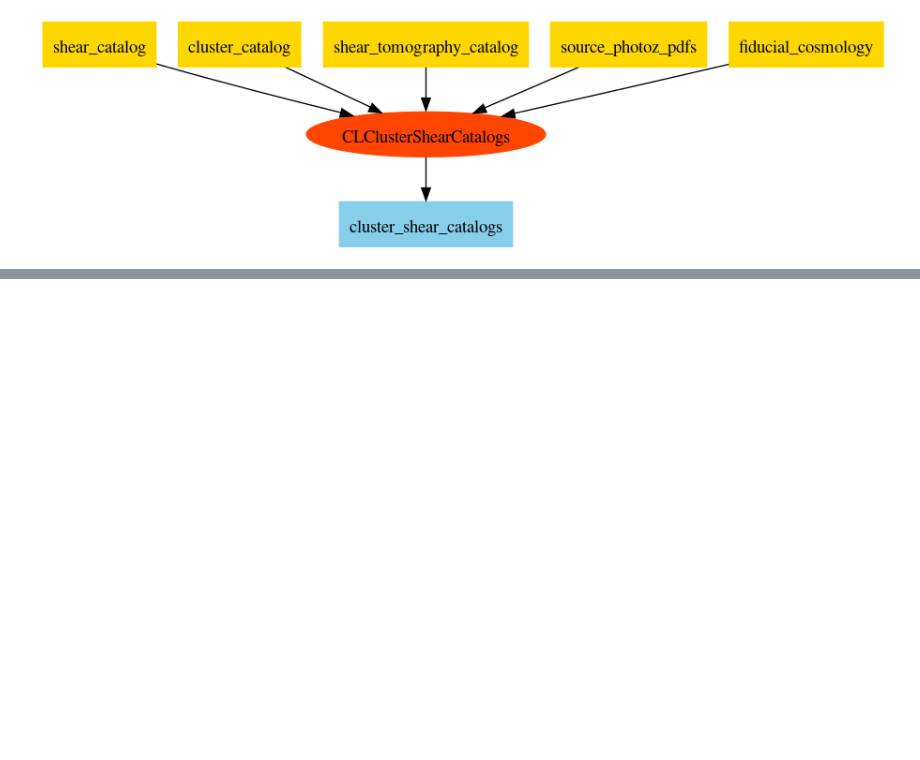
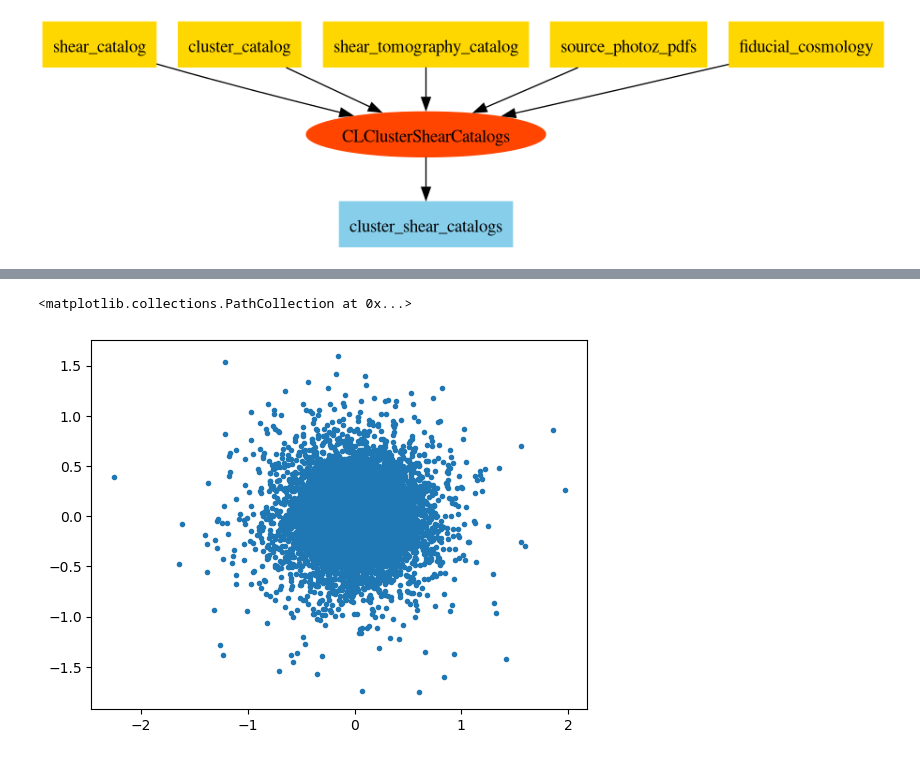
Before and after one commit to LSSTDESC/TXPipe, a Jupyter notebook: notebooks/Run_CL_ClusterShearCatalogs.ipynb, the cells around one changed output, grey strips where cells are left out. Drawn from its saved outputs; the diff is of its cells as text; code cells hidden in the pictures; blank space fills up the shorter version.

```diff
--- a/notebooks/Run_CL_ClusterShearCatalogs.ipynb
+++ b/notebooks/Run_CL_ClusterShearCatalogs.ipynb
@@ -157,3 +157,11 @@ ceci.run_pipeline(pipeline_config);
 Image(flowchart_file)
 # %% [output]
 [figure]
+# %%
+ccc = txpipe.extensions.CombinedClusterCatalog(
+    shear_catalog="./data/cosmodc2/20deg2/shear_catalog.hdf5",
+    shear_tomography_catalog="./data/cosmodc2/outputs-20deg2-CL/shear_tomography_catalog.hdf5",
+    cluster_catalog="./data/cosmodc2/20deg2/cluster_catalog.hdf5",
+    cluster_shear_catalogs="./data/cosmodc2/outputs-20deg2-CL/cluster_shear_catalogs.hdf5",
+    photoz_pdfs="./data/cosmodc2/outputs-20deg2-CL/source_photoz_pdfs.hdf5",
+)
@@ -159,0 +249,5 @@ Image(flowchart_file)
+# %%
+plt.scatter(bg_cat['e1'], bg_cat['e2'],marker='.')
+# %% [output]
+<matplotlib.collections.PathCollection at 0x...>
+[figure, added]
```
Also changed, not shown: parts of 15 cells of this notebook, 3 other files.
